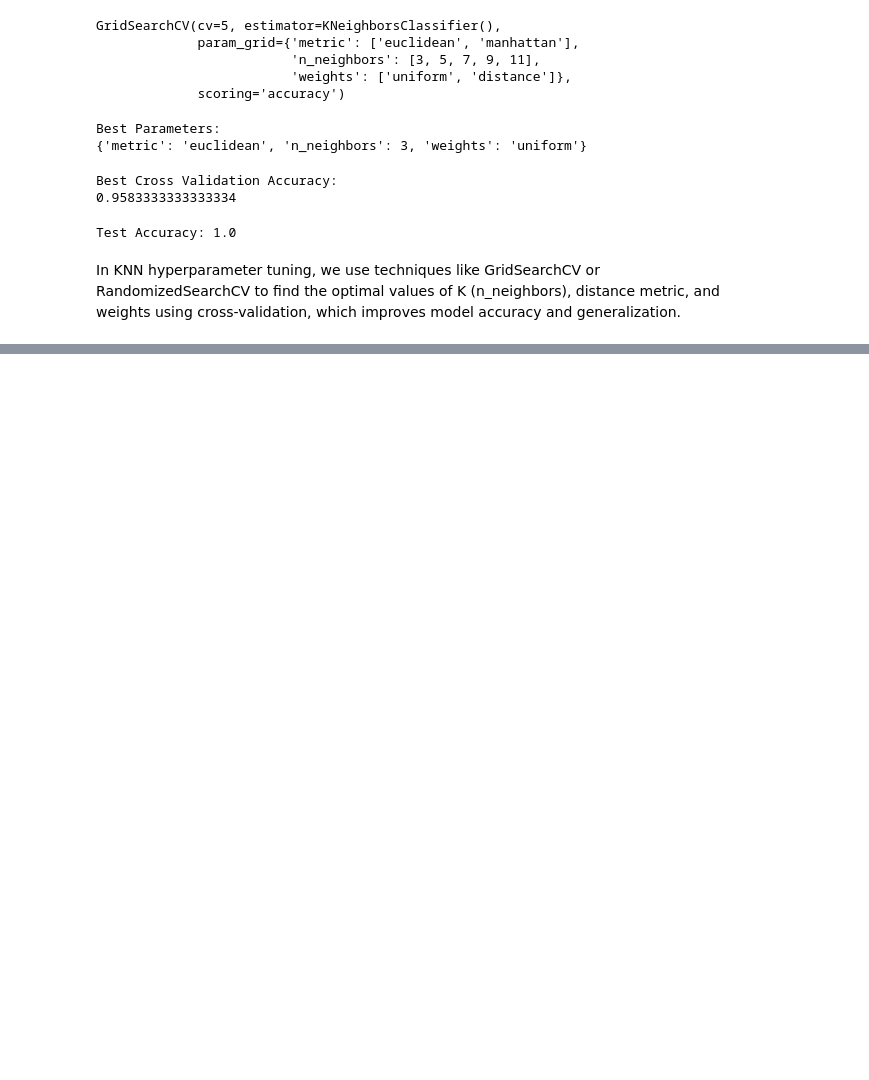
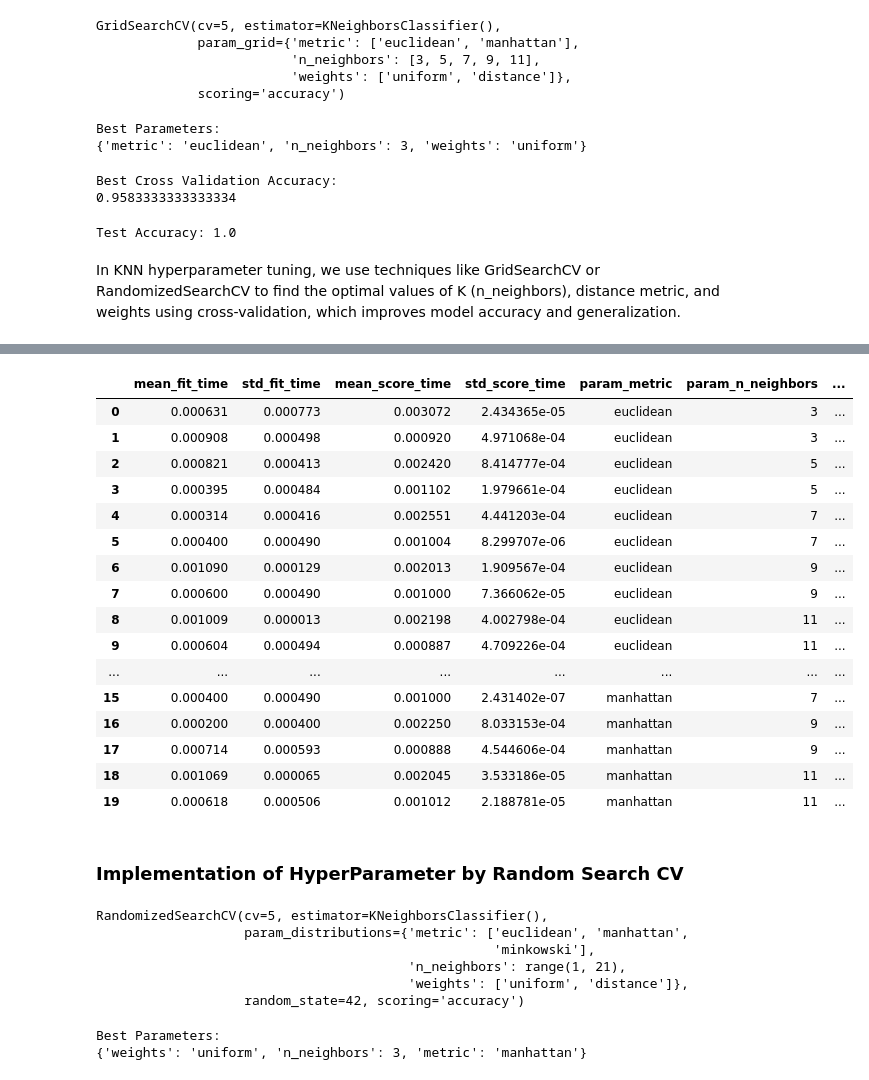
Before and after one commit to dharmen-123/Machine-Learning, a Jupyter notebook: 7_Model_Tuning/2_Hyperparameter.ipynb, the cells around one changed output, grey strips where cells are left out. Saved outputs shown, nothing was run; the diff lists cells and outputs as text; code cells hidden in the pictures; blank space fills up the shorter version.

Commit message:
IMplementation of Hyperparameter types

```diff
--- a/7_Model_Tuning/2_Hyperparameter.ipynb
+++ b/7_Model_Tuning/2_Hyperparameter.ipynb
@@ -87,3 +88,5 @@ print("Test Accuracy:", accuracy)
 Test Accuracy: 1.0
 # %% [markdown]
 In KNN hyperparameter tuning, we use techniques like GridSearchCV or RandomizedSearchCV to find the optimal values of K (n_neighbors), distance metric, and weights using cross-validation, which improves model accuracy and generalization.
+# %%
+grid_search.fit(X,y)
@@ -89,0 +119,23 @@ In KNN hyperparameter tuning, we use techniques like GridSearchCV or RandomizedS
+# %%
+result=pd.DataFrame(grid_search.cv_results_)
+result
+# %% [output]
+|  | mean_fit_time | std_fit_time | mean_score_time | std_score_time | param_metric | param_n_neighbors | ... |
+| 0 | 0.000631 | 0.000773 | 0.003072 | 2.434365e-05 | euclidean | 3 | ... |
+| 1 | 0.000908 | 0.000498 | 0.000920 | 4.971068e-04 | euclidean | 3 | ... |
+| 2 | 0.000821 | 0.000413 | 0.002420 | 8.414777e-04 | euclidean | 5 | ... |
+| 3 | 0.000395 | 0.000484 | 0.001102 | 1.979661e-04 | euclidean | 5 | ... |
+| 4 | 0.000314 | 0.000416 | 0.002551 | 4.441203e-04 | euclidean | 7 | ... |
+| 5 | 0.000400 | 0.000490 | 0.001004 | 8.299707e-06 | euclidean | 7 | ... |
+| 6 | 0.001090 | 0.000129 | 0.002013 | 1.909567e-04 | euclidean | 9 | ... |
+| 7 | 0.000600 | 0.000490 | 0.001000 | 7.366062e-05 | euclidean | 9 | ... |
+| 8 | 0.001009 | 0.000013 | 0.002198 | 4.002798e-04 | euclidean | 11 | ... |
+| 9 | 0.000604 | 0.000494 | 0.000887 | 4.709226e-04 | euclidean | 11 | ... |
+| ... | ... | ... | ... | ... | ... | ... | ... |
+| 15 | 0.000400 | 0.000490 | 0.001000 | 2.431402e-07 | manhattan | 7 | ... |
+| 16 | 0.000200 | 0.000400 | 0.002250 | 8.033153e-04 | manhattan | 9 | ... |
+| 17 | 0.000714 | 0.000593 | 0.000888 | 4.544606e-04 | manhattan | 9 | ... |
+| 18 | 0.001069 | 0.000065 | 0.002045 | 3.533186e-05 | manhattan | 11 | ... |
+| 19 | 0.000618 | 0.000506 | 0.001012 | 2.188781e-05 | manhattan | 11 | ... |
+# %% [markdown]
+### Implementation of HyperParameter by Random Search CV
@@ -89,0 +150,24 @@ In KNN hyperparameter tuning, we use techniques like GridSearchCV or RandomizedS
+# %%
+random_search = RandomizedSearchCV(
+    estimator=knn,
+    param_distributions=param_dist,
+    n_iter=10,          # Try 10 random combinations
+    cv=5,               # 5-Fold Cross Validation
+    scoring='accuracy',
+    random_state=42
+)
+
+random_search.fit(X_train, y_train)
+# %% [output]
+RandomizedSearchCV(cv=5, estimator=KNeighborsClassifier(),
+                   param_distributions={'metric': ['euclidean', 'manhattan',
+                                                   'minkowski'],
+                                        'n_neighbors': range(1, 21),
+                                        'weights': ['uniform', 'distance']},
+                   random_state=42, scoring='accuracy')
+# %%
+print("Best Parameters:")
+print(random_search.best_params_)
+# %% [output]
+Best Parameters:
+{'weights': 'uniform', 'n_neighbors': 3, 'metric': 'manhattan'}
```
Also changed, not shown: parts of 8 cells of this notebook.
